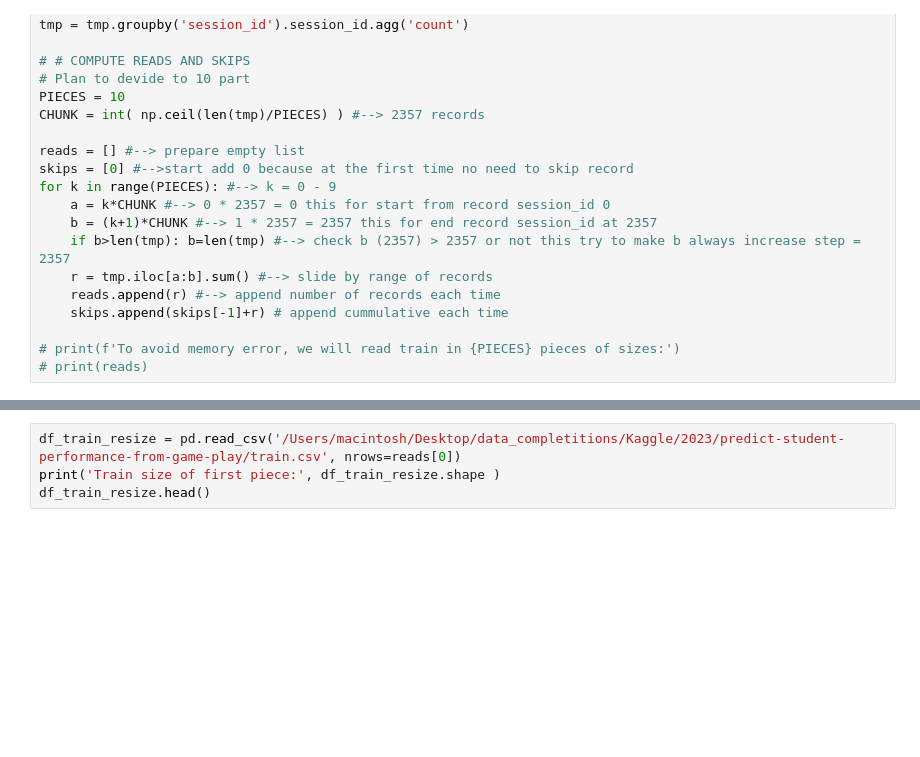
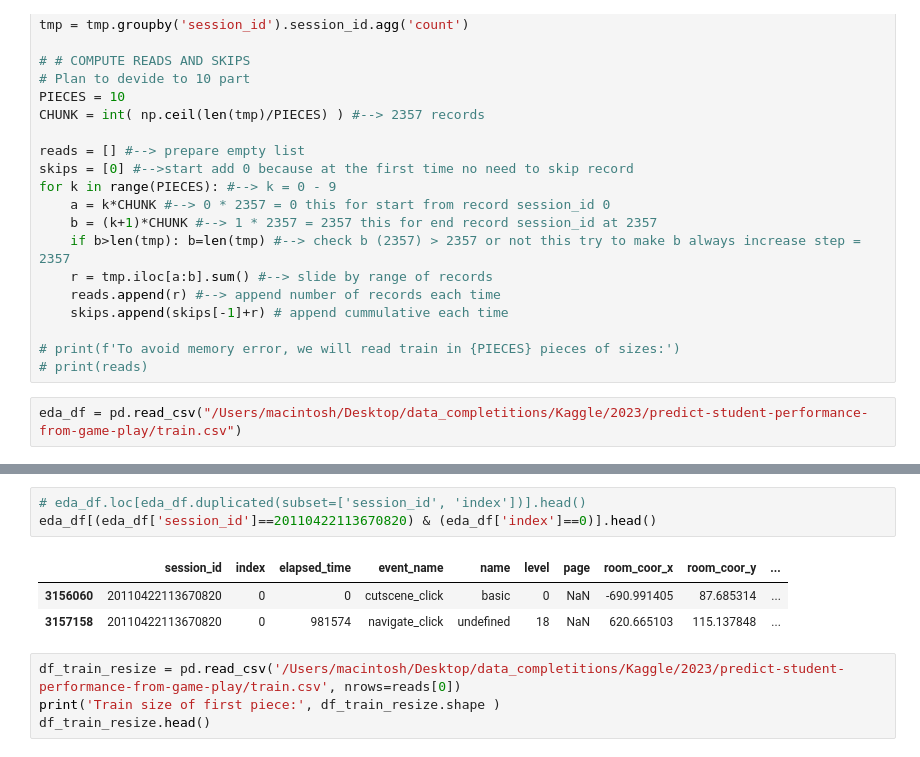
Before and after one commit to sitsawek/predict_student_performance_from_game_play, a Jupyter notebook: predict-student-performance-from-game-play.ipynb, the cells around one changed output, grey strips where cells are left out. Drawn from its saved outputs; the diff is of its cells as text; blank space fills up the shorter version.

```diff
--- a/predict-student-performance-from-game-play.ipynb
+++ b/predict-student-performance-from-game-play.ipynb
@@ -31,3 +31,5 @@ for k in range(PIECES): #--> k = 0 - 9
 
 # print(f'To avoid memory error, we will read train in {PIECES} pieces of sizes:')
 # print(reads)
+# %%
+eda_df = pd.read_csv("/Users/macintosh/Desktop/data_completitions/Kaggle/2023/predict-student-performance-from-game-play/train.csv")
@@ -34,3 +47,10 @@ for k in range(PIECES): #--> k = 0 - 9
+# %%
+# eda_df.loc[eda_df.duplicated(subset=['session_id', 'index'])].head()
+eda_df[(eda_df['session_id']==20110422113670820) & (eda_df['index']==0)].head()
+# %% [output]
+|  | session_id | index | elapsed_time | event_name | name | level | page | room_coor_x | room_coor_y | ... |
+| 3156060 | 20110422113670820 | 0 | 0 | cutscene_click | basic | 0 | NaN | -690.991405 | 87.685314 | ... |
+| 3157158 | 20110422113670820 | 0 | 981574 | navigate_click | undefined | 18 | NaN | 620.665103 | 115.137848 | ... |
 # %%
 df_train_resize = pd.read_csv('/Users/macintosh/Desktop/data_completitions/Kaggle/2023/predict-student-performance-from-game-play/train.csv', nrows=reads[0])
 print('Train size of first piece:', df_train_resize.shape )
```
Also changed, not shown: parts of 2 cells of this notebook.
